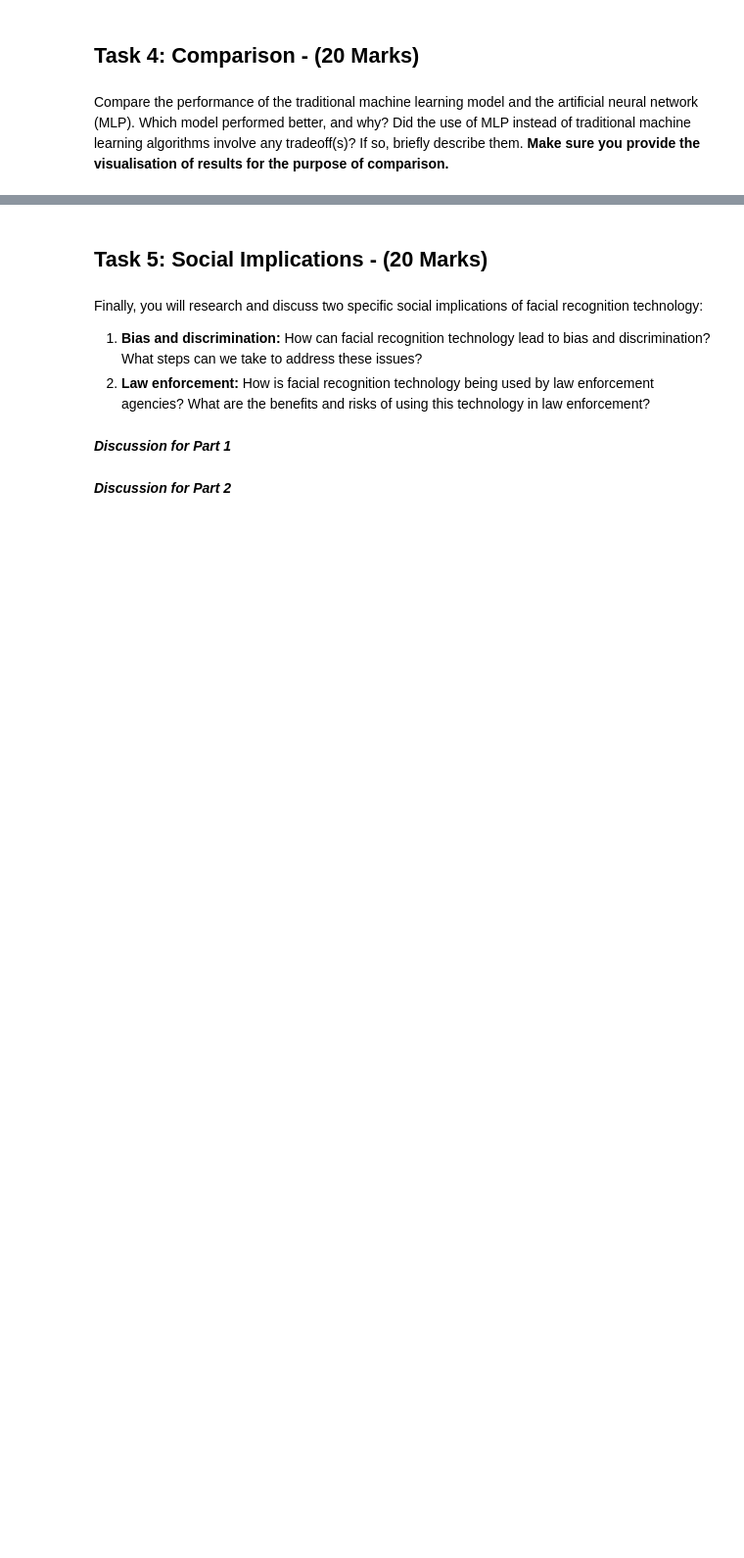
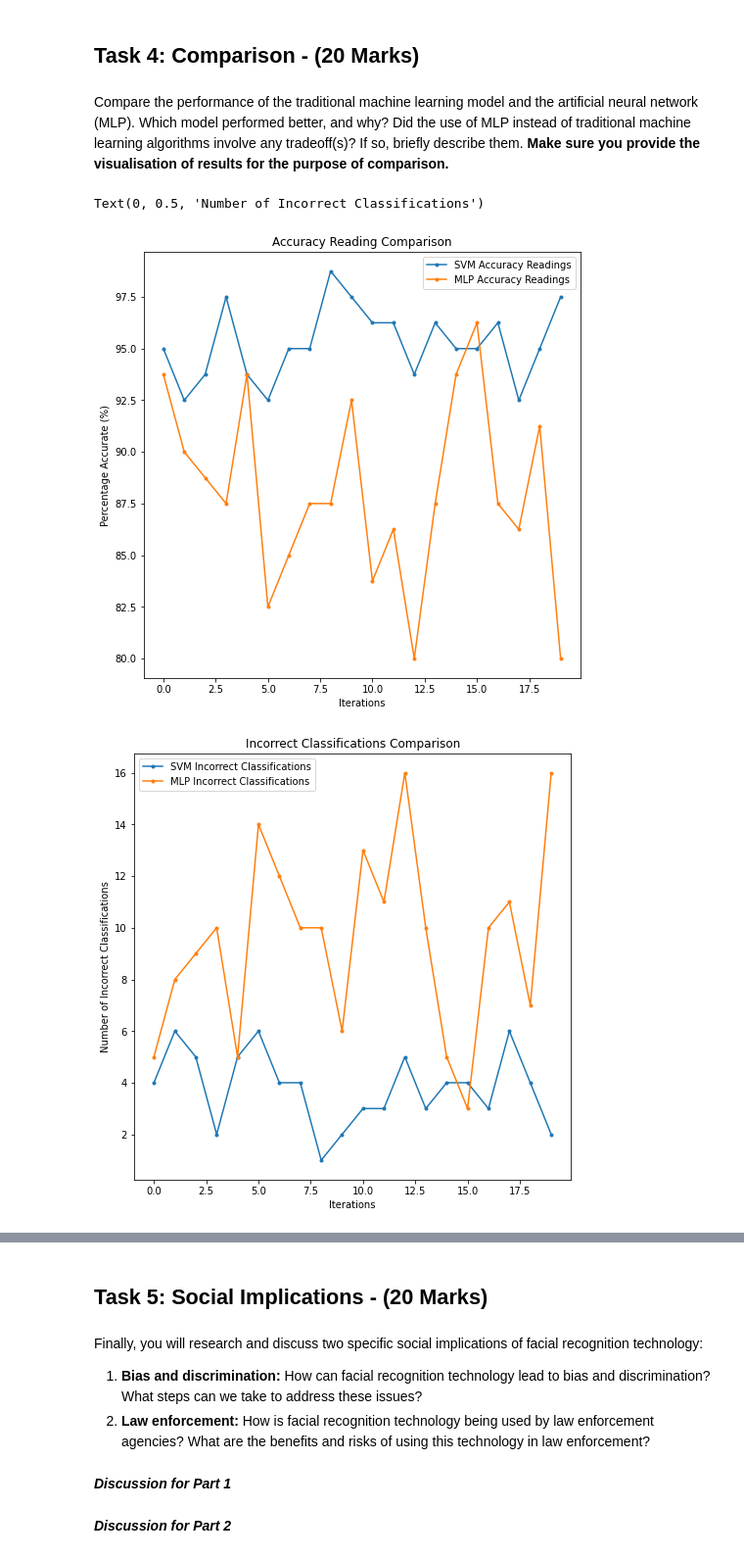
Before and after one commit to blairandrews/COMP2400-Project, a Jupyter notebook: Assignment 1 COMP2400.ipynb, the cells around one changed output, grey strips where cells are left out. Shown at 98% size. Saved outputs shown, nothing was run; the diff lists cells and outputs as text; code cells hidden in the pictures; blank space fills up the shorter version.

```diff
--- a/Assignment 1 COMP2400.ipynb
+++ b/Assignment 1 COMP2400.ipynb
@@ -85,11 +87,11 @@ def machineLearn():
 
     classifier = SVC(kernel="rbf", gamma="scale") #initialising SVM algorithm
     classifier.fit(a_train, b_train) #fitting the SVM model to the data we've fed it, training it, in another sense
-    b_prediction = classifier.predict(a_test) #creating a 'prediction' variable where it predicts what the model may achieve
+    prediction = classifier.predict(a_test) #creating a 'prediction' variable where it predicts what the model may achieve
 
-    accuracy = accuracy_score(b_test, b_prediction) #calculating accuracy of algorithm
+    accuracy = accuracy_score(b_test, prediction) #calculating accuracy of algorithm
 
-    correctNum = np.sum(b_test == b_prediction)
+    correctNum = np.sum(b_test == prediction)
 
     incorrectNum = len(b_test) - correctNum
 
@@ -99,7 +101,7 @@ accuracy = []
 correctNum = []
 incorrectNum = []
 
-for i in range(50):
+for i in range(20):
     proc = machineLearn()
     accuracy.append(proc[0] * 100)
     correctNum.append(proc[1])
@@ -112,9 +114,9 @@ accuracyAvg = sum(accuracy)/len(accuracy)
 correctAvg = round(sum(correctNum)/len(correctNum))
 incorrectAvg = round(sum(incorrectNum)/len(incorrectNum))
 
-print("Average number of correctly classified samples per 50 iterations of SVM algorithm: ", correctAvg)
-print("Average number of incorrectly classified samples per 50 iterations of SVM algorithm: ", incorrectAvg)
-print("Average accuracy of 50 iterations of SVM algorithm: ", accuracyAvg, "%")
+print("Average number of correctly classified samples per 20 iterations of SVM algorithm: ", correctAvg)
+print("Average number of incorrectly classified samples per 20 iterations of SVM algorithm: ", incorrectAvg)
+print("Average accuracy of 20 iterations of SVM algorithm: ", accuracyAvg, "%")
 # %% [output]
 Size of training sample:  320
 Size of test sample:  80
@@ -136,6 +184,25 @@ Train an artificial neural network (Multi-Layered Perceptron Classifier (MLP)) m
 # %% [markdown]
 Compare the performance of the traditional machine learning model and the artificial neural network (MLP). Which model performed better, and why? Did the use of MLP instead of traditional machine learning algorithms involve any tradeoff(s)? If so, briefly describe them. **Make sure you provide the visualisation of results for the purpose of comparison.**
 # %%
-# your code will go here
+dfAccuracy = pd.DataFrame({
+    'SVM Accuracy Readings': accuracy,
+    'MLP Accuracy Readings': accuracyMLP
+})
+#initialising dataframes for use with plotting
+dfCorrectness = pd.DataFrame({
+    'SVM Incorrect Classifications': incorrectNum,
+    'MLP Incorrect Classifications': incorrectNumMLP
+})
+#creating line graphs of readings over each iteration
+axAccuracy = dfAccuracy.plot.line(figsize=(8,8), style='.-', title='Accuracy Reading Comparison')
+axAccuracy.set_xlabel('Iterations')
+axAccuracy.set_ylabel('Percentage Accurate (%)')
+axCorrectness = dfCorrectness.plot.line(figsize=(8,8), style='.-', title='Incorrect Classifications Comparison')
+axCorrectness.set_xlabel('Iterations')
+axCorrectness.set_ylabel('Number of Incorrect Classifications')
+# %% [output]
+Text(0, 0.5, 'Number of Incorrect Classifications')
+[figure, added]
+[figure, added]
 # %% [markdown]
 ***Your analysis and dicussion will go here***
```
Also changed, not shown: parts of 5 cells of this notebook.
